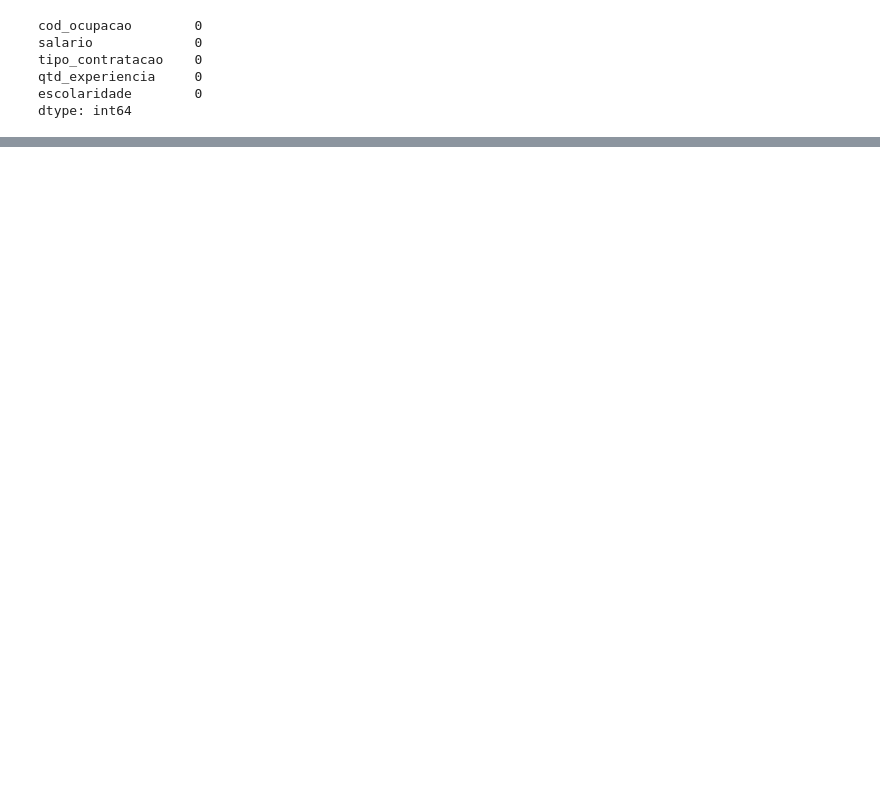
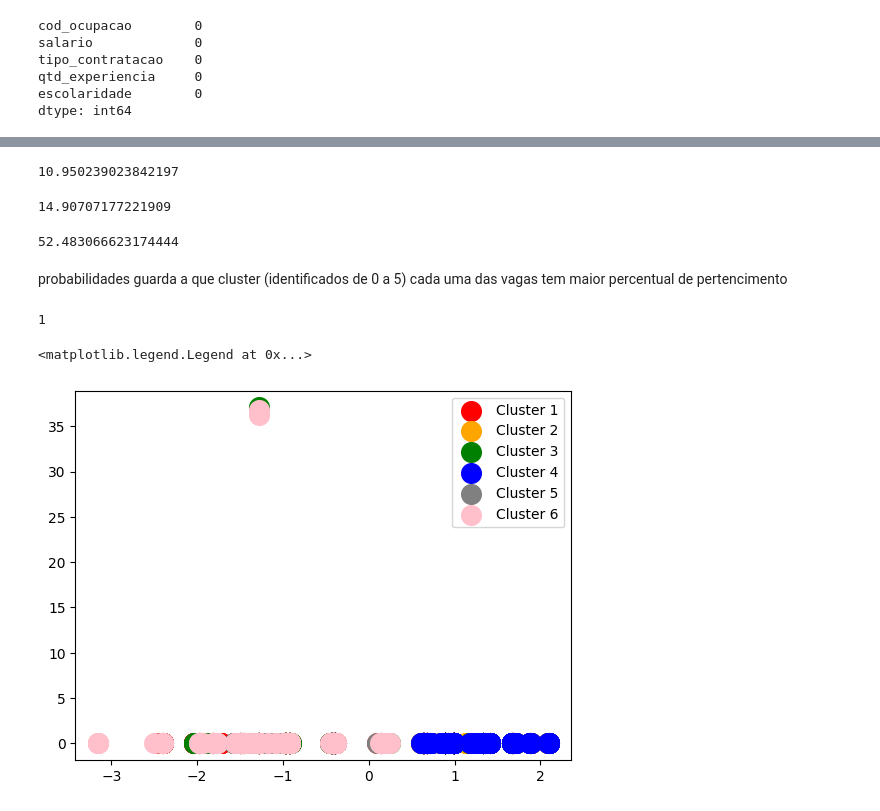
Before and after one commit to abmorte/match-emprego, a Jupyter notebook: vagas.ipynb, the cells around one changed output, grey strips where cells are left out. Cells and saved outputs as stored; diff of their text form; code cells hidden in the pictures; blank space fills up the shorter version.

```diff
--- a/vagas.ipynb
+++ b/vagas.ipynb
@@ -49,0 +54,4 @@ dtype: int64
+# %%
+scaler = StandardScaler()
+X = scaler.fit_transform(df_vagas)
+X
@@ -49,0 +70,3 @@ dtype: int64
+# %%
+r = fuzz.cmeans(data = X.T, c=6, m=2, error=0.005, maxiter=1000, init=None)
+r
@@ -49,0 +77,2 @@ dtype: int64
+# %%
+probabilidades_vagas = r[1]
@@ -49,0 +115,30 @@ dtype: int64
+# %%
+probabilidades_vagas[3][0] * 100
+# %% [output]
+10.950239023842197
+# %%
+probabilidades_vagas[4][0] * 100
+# %% [output]
+14.90707177221909
+# %%
+probabilidades_vagas[5][0] * 100
+# %% [output]
+52.483066623174444
+# %% [markdown]
+probabilidades guarda a que cluster (identificados de 0  a 5) cada uma das vagas tem maior percentual de pertencimento
+# %%
+probabilidades = probabilidades_vagas.argmax(axis=0)
+probabilidades
+# %% [output]
+1
+# %%
+plt.scatter(X[probabilidades == 0, 0], X[probabilidades == 0, 1], s=200, c= 'red', label = 'Cluster 1')
+plt.scatter(X[probabilidades == 1, 0], X[probabilidades == 1, 1], s=200, c= 'orange', label = 'Cluster 2')
+plt.scatter(X[probabilidades == 2, 0], X[probabilidades == 2, 1], s=200, c= 'green', label = 'Cluster 3')
+plt.scatter(X[probabilidades == 3, 0], X[probabilidades == 3, 1], s=200, c= 'blue', label = 'Cluster 4')
+plt.scatter(X[probabilidades == 4, 0], X[probabilidades == 4, 1], s=200, c= 'gray', label = 'Cluster 5')
+plt.scatter(X[probabilidades == 5, 0], X[probabilidades == 5, 1], s=200, c= 'pink', label = 'Cluster 6')
+plt.legend()
+# %% [output]
+<matplotlib.legend.Legend at 0x...>
+[figure, added]
```
Also changed, not shown: parts of 13 cells of this notebook, 11 other files.
